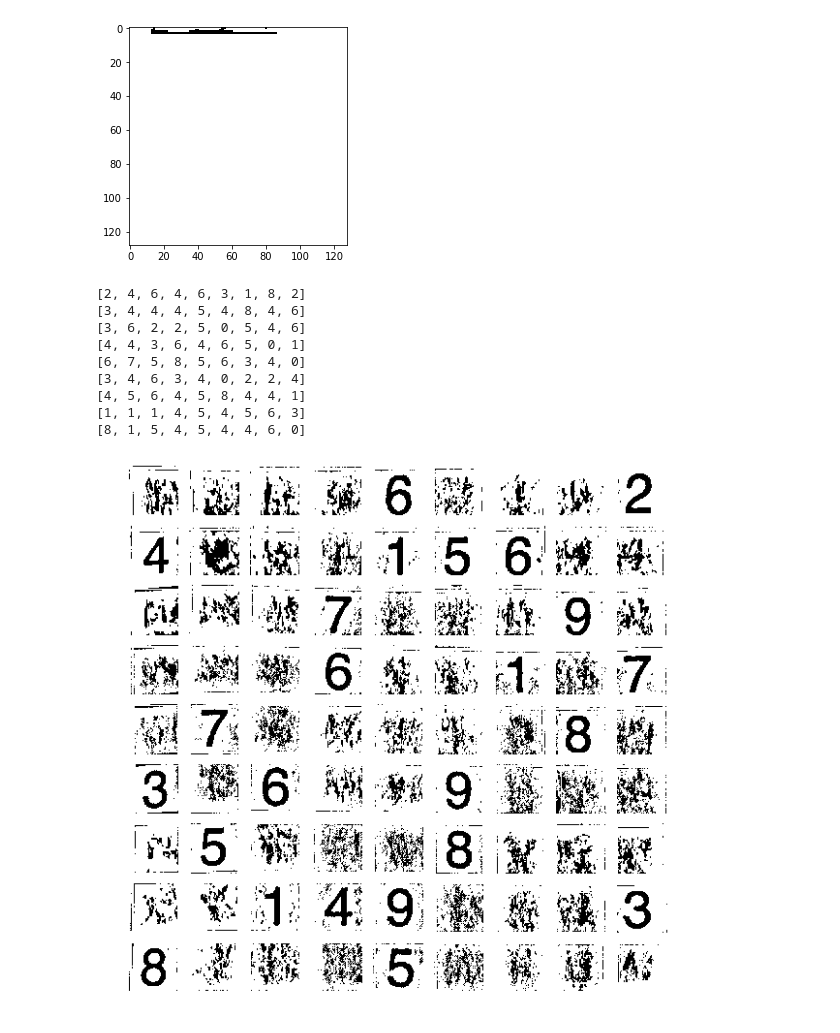
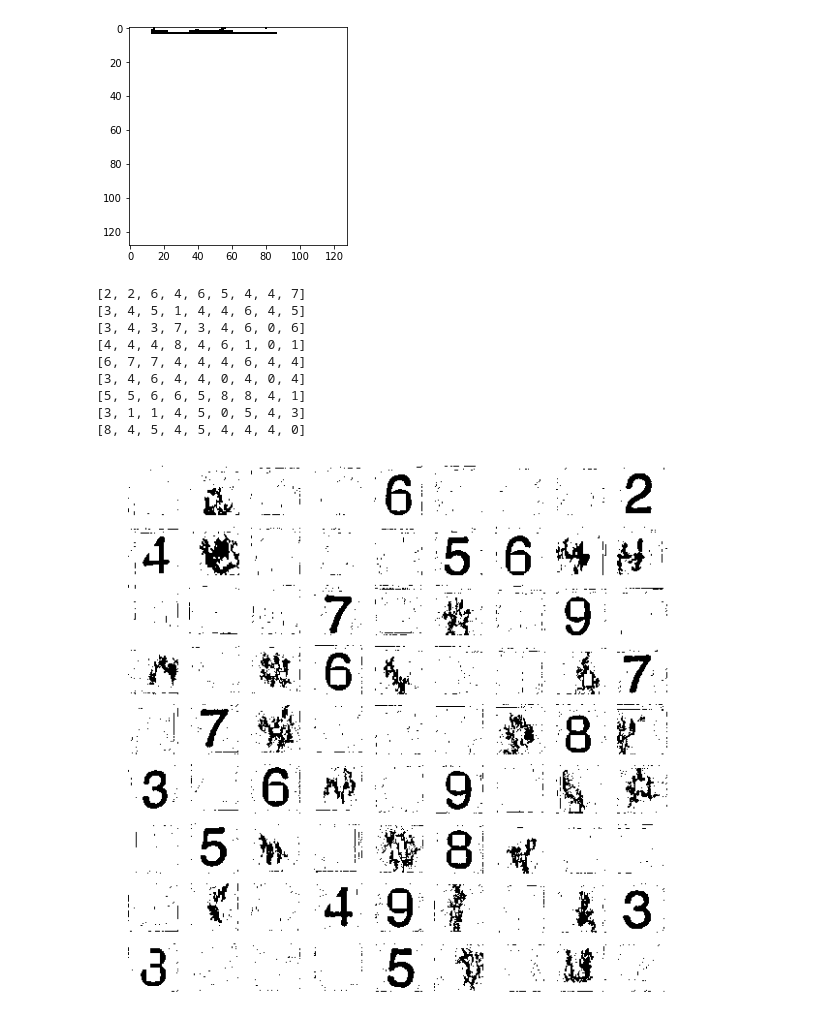
Before and after one commit to muthuspark/ml_research, a Jupyter notebook: sudoku extracting from newspaper image-Copy1.ipynb, the cells around one changed output. Saved outputs shown, nothing was run; the diff lists cells and outputs as text; code cells hidden in the pictures.

```diff
--- a/sudoku extracting from newspaper image-Copy1.ipynb
+++ b/sudoku extracting from newspaper image-Copy1.ipynb
@@ -112,6 +113,31 @@ def findAngle(p0,p1,p2):
     a = (p1[0]-p2[0])**2 + (p1[1]-p2[1])**2
     c = (p2[0]-p0[0])**2 + (p2[1]-p0[1])**2
     return math.degrees(math.acos( (a+b-c) / math.sqrt(4*a*b) ))
+
+
+def pre_process_block(box):
+    #box = warped[row*100:row*100+100,col*100:col*100+100].copy()
+    box = skimage.transform.resize(box,(128,128))
+    box = gaussian_filter(box, 1)
+    box_binary_adaptive = threshold_local(box, block_size=99)
+    binary = box <= box_binary_adaptive
+    box = skimage.util.invert(binary)*1
+    box = clear_noisy_borders(box)
+    contours = find_contours(box, level=0.8)
+    areas_bound_by_contours = find_areas_bound_by_contours(contours)
+
+    for area in areas_bound_by_contours:
+        threshold = 0.33
+        percentage_of_area = area[1]/(128*128)
+        if percentage_of_area<threshold:
+            cont = contours[area[0]].astype(int)
+            Xmin = np.min(cont[:,0])
+            Xmax = np.max(cont[:,0])
+            Ymin = np.min(cont[:,1])
+            Ymax = np.max(cont[:,1])
+            box[Xmin:Xmax, Ymin:Ymax] = 1
+
+    return box
 # %%
 contours = find_contours(bimg, 0.8)
 
@@ -314,9 +340,11 @@ from skimage.restoration import (denoise_tv_chambolle, denoise_bilateral,
                                  denoise_wavelet, estimate_sigma)
 
 def predict(box):
-    threshold = 0.95
+    threshold = 0.90
     box_255 = box*255
-    if box.sum()/(128*128.0) > threshold:
+    box_forsum = box.copy()
+#     print box_forsum.sum()
+    if box_forsum.sum()/(128*128.0) > threshold:
         return 0
     else:
         return rc.predict([box_255.reshape(128*128).astype(np.uint8)])[0]
@@ -327,40 +355,41 @@ for row in range(9):
         box = warped[row*100:row*100+100,col*100:col*100+100]
         box = skimage.transform.resize(box,(128,128))
         box_binary_adaptive = threshold_local(box, block_size=99)
         binary = box <= box_binary_adaptive
         box = skimage.util.invert(binary)*1
 
         #find what this number is.
         box = clear_noisy_borders(box)
 #         box = fill_holes(box)
         row_val.append(predict(box))
     print row_val
 
 fig, ax = plt.subplots(nrows=9, ncols=9, figsize=(10,10))
 for row in range(9):
     for col in range(9):
         box = warped[row*100:row*100+100,col*100:col*100+100]
         box = skimage.transform.resize(box,(128,128))
         box_binary_adaptive = threshold_local(box, block_size=99)
         binary = box <= box_binary_adaptive
         box = skimage.util.invert(binary)*1
 
         #find what this number is.
         box = clear_noisy_borders(box)
+        box = pre_process_block(box)
 #         box = fill_holes(box)
 
         ax[row][col].axis("off")
         ax[row][col].imshow(box , cmap="gray")
 
 plt.show()
 # %% [output]
-[2, 4, 6, 4, 6, 3, 1, 8, 2]
-[3, 4, 4, 4, 5, 4, 8, 4, 6]
-[3, 6, 2, 2, 5, 0, 5, 4, 6]
-[4, 4, 3, 6, 4, 6, 5, 0, 1]
-[6, 7, 5, 8, 5, 6, 3, 4, 0]
-[3, 4, 6, 3, 4, 0, 2, 2, 4]
-[4, 5, 6, 4, 5, 8, 4, 4, 1]
-[1, 1, 1, 4, 5, 4, 5, 6, 3]
-[8, 1, 5, 4, 5, 4, 4, 6, 0]
+[2, 2, 6, 4, 6, 5, 4, 4, 7]
+[3, 4, 5, 1, 4, 4, 6, 4, 5]
+[3, 4, 3, 7, 3, 4, 6, 0, 6]
+[4, 4, 4, 8, 4, 6, 1, 0, 1]
+[6, 7, 7, 4, 4, 4, 6, 4, 4]
+[3, 4, 6, 4, 4, 0, 4, 0, 4]
+[5, 5, 6, 6, 5, 8, 8, 4, 1]
+[3, 1, 1, 4, 5, 0, 5, 4, 3]
+[8, 4, 5, 4, 5, 4, 4, 4, 0]
-[figure, old version]
+[figure, new version]
```
Also changed, not shown: parts of 3 cells of this notebook, 3 other files.
